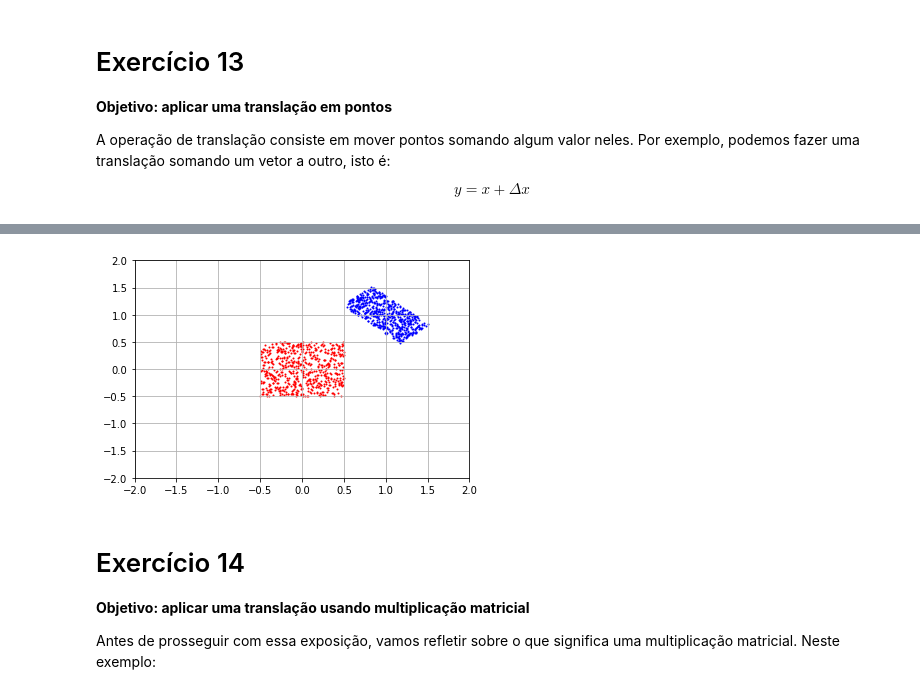
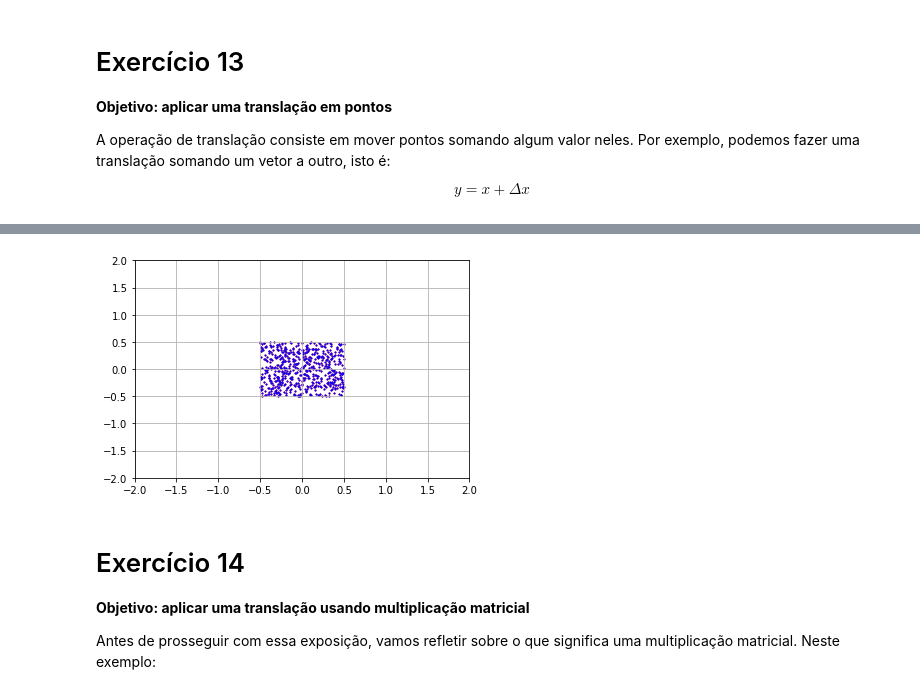
Before and after one commit to tiagoft/alglin-alunos, a Jupyter notebook: 03-geometria_analitica.ipynb, the cells around one changed output, grey strips where cells are left out. Drawn from its saved outputs; the diff is of its cells as text; code cells hidden in the pictures.

```diff
--- a/03-geometria_analitica.ipynb
+++ b/03-geometria_analitica.ipynb
@@ -456,25 +355,24 @@ plt.show()
 # %%
 # Comece com esse código inicial!
 x = np.random.uniform(-0.5, 0.5, size=(2, 600))
 A = np.array( [[0.5, 0], [0, 1]]) # Compressao
 B = np.array( [[0.7, -0.7], [0.7, 0.7]]) # Rotacao
 
 # Altere daqui para baixo
 # -----------------
-y = B @ A @ x
-y = y + np.array([[1,1]]).T #translacao
+y = x
 # -----------------
 # Altere daqui para cima
 
 plt.figure()
 plt.scatter(x[0,:], x[1,:], s=1, c='r')
 plt.scatter(y[0,:], y[1,:], s=1, c='b')
 plt.xlim([-2, 2])
 plt.ylim([-2, 2])
 plt.grid()
 plt.show()
 # %% [output]
-[figure, old version]
+[figure, new version]
 # %% [markdown]
 # Exercício 14
 **Objetivo: aplicar uma translação usando multiplicação matricial**
```
Also changed, not shown: parts of 33 cells of this notebook, 8 other files.
